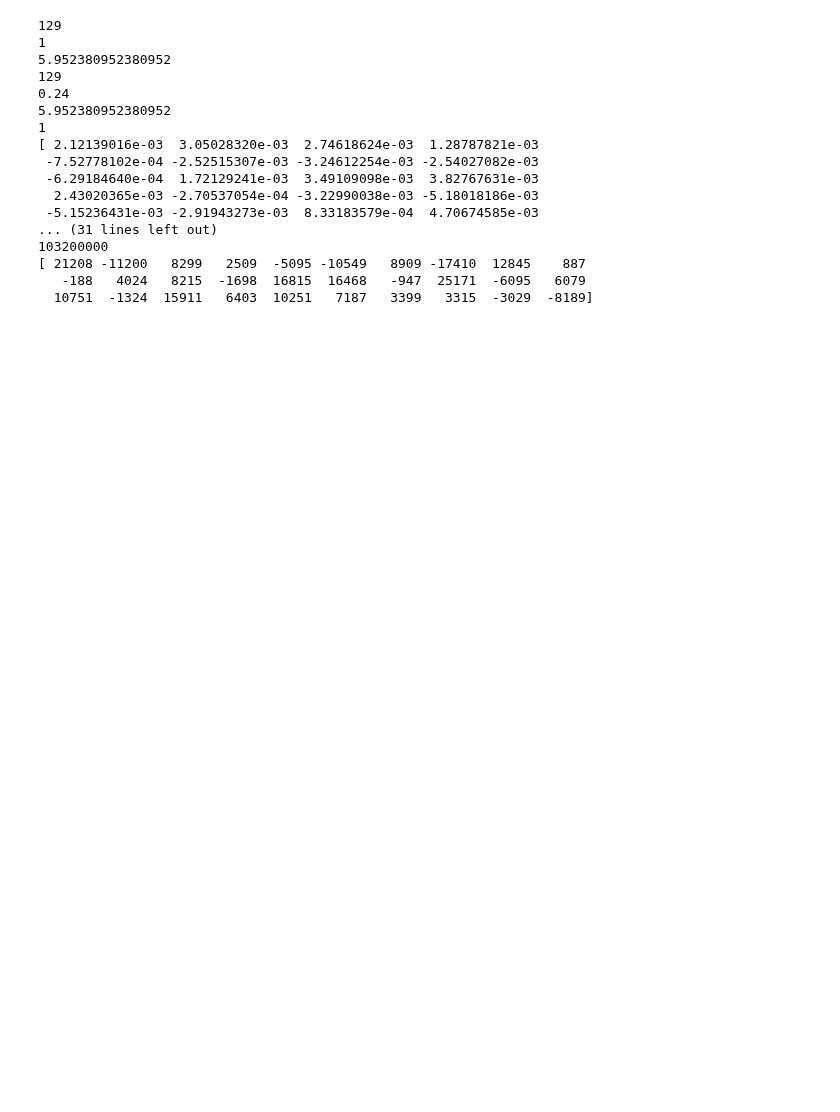
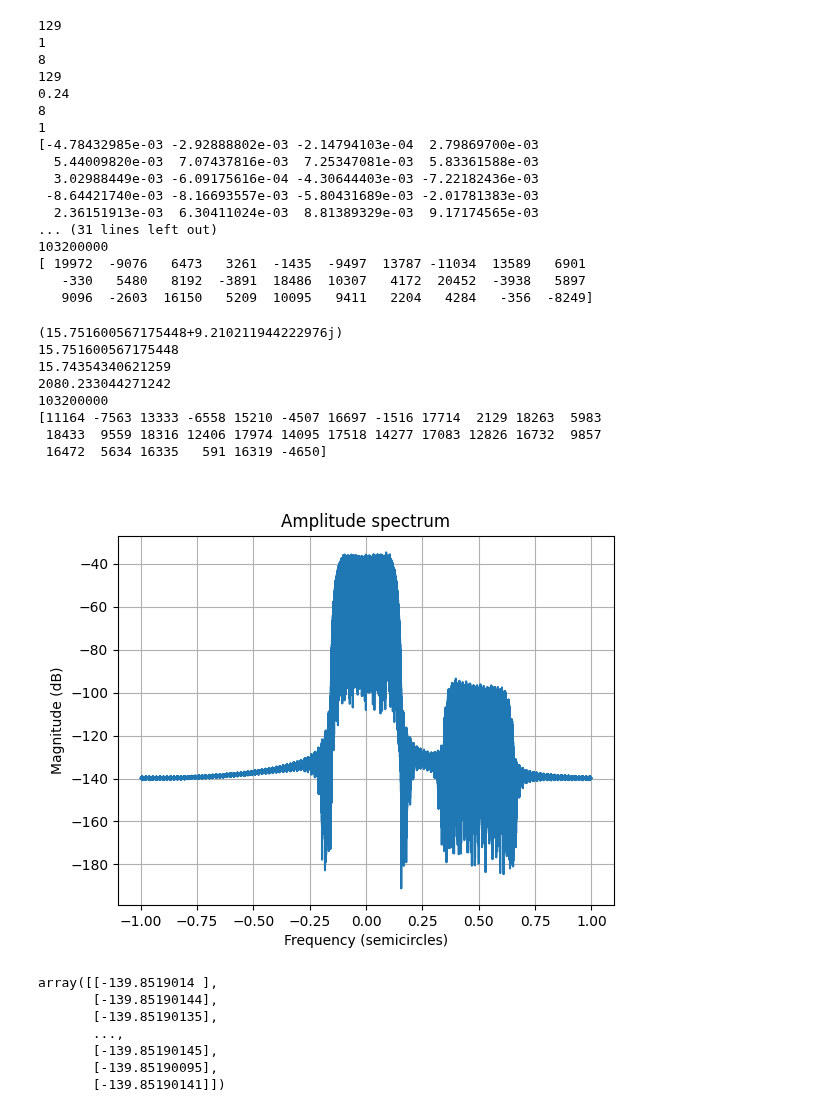
Before and after one commit to incredibleSaint/signal_processing, a Jupyter notebook: generate_cmplx_signal.ipynb, the cells around one changed output. Cells and saved outputs as stored; diff of their text form; code cells hidden in the pictures; blank space fills up the shorter version.

```diff
--- a/generate_cmplx_signal.ipynb
+++ b/generate_cmplx_signal.ipynb
@@ -321,23 +321,46 @@ qpsk_rrc = np.convolve(s_qpsk, s_rrc, 'same')
 mixed_qpsk = add_freq(qpsk_rrc, 0.5)
 mixed_qpsk = add_phase(mixed_qpsk, 0.3)
 two_sigs = mixed_qpsk + qpsk_rrc
-two_sigs = upscale_to_i16(two_sigs)
-save_cmplx_sig_to_int16(two_sigs, 'qpsk_rrc_int16_.bin')
+two_sigs_upsc = upscale_to_i16(two_sigs)
+save_cmplx_sig_to_int16(two_sigs_upsc, 'qpsk_rrc_int16_.bin')
 # %% [output]
 129
 1
-5.952380952380952
+8
 129
 0.24
-5.952380952380952
+8
 1
-[ 2.12139016e-03  3.05028320e-03  2.74618624e-03  1.28787821e-03
- -7.52778102e-04 -2.52515307e-03 -3.24612254e-03 -2.54027082e-03
- -6.29184640e-04  1.72129241e-03  3.49109098e-03  3.82767631e-03
-  2.43020365e-03 -2.70537054e-04 -3.22990038e-03 -5.18018186e-03
- -5.15236431e-03 -2.91943273e-03  8.33183579e-04  4.70674585e-03
+[-4.78432985e-03 -2.92888802e-03 -2.14794103e-04  2.79869700e-03
+  5.44009820e-03  7.07437816e-03  7.25347081e-03  5.83361588e-03
+  3.02988449e-03 -6.09175616e-04 -4.30644403e-03 -7.22182436e-03
+ -8.64421740e-03 -8.16693557e-03 -5.80431689e-03 -2.01781383e-03
+  2.36151913e-03  6.30411024e-03  8.81389329e-03  9.17174565e-03
 ... (31 lines left out)
 103200000
-[ 21208 -11200   8299   2509  -5095 -10549   8909 -17410  12845    887
-   -188   4024   8215  -1698  16815  16468   -947  25171  -6095   6079
-  10751  -1324  15911   6403  10251   7187   3399   3315  -3029  -8189]
+[ 19972  -9076   6473   3261  -1435  -9497  13787 -11034  13589   6901
+   -330   5480   8192  -3891  18486  10307   4172  20452  -3938   5897
+   9096  -2603  16150   5209  10095   9411   2204   4284   -356  -8249]
+# %%
+qpsk_rrc_rrc = np.convolve(two_sigs, s_rrc, 'same')
+two_sigs_upsc = upscale_to_i16(qpsk_rrc_rrc)
+save_cmplx_sig_to_int16(two_sigs_upsc, 'qpsk_rrc_rrc_int16_.bin')
+
+plot_spectrum(qpsk_rrc_rrc, 1)
+# %% [output]
+(15.751600567175448+9.210211944222976j)
+15.751600567175448
+15.74354340621259
+2080.233044271242
+103200000
+[11164 -7563 13333 -6558 15210 -4507 16697 -1516 17714  2129 18263  5983
+ 18433  9559 18316 12406 17974 14095 17518 14277 17083 12826 16732  9857
+ 16472  5634 16335   591 16319 -4650]
+[figure, added]
+array([[-139.8519014 ],
+       [-139.85190144],
+       [-139.85190135],
+       ...,
+       [-139.85190145],
+       [-139.85190095],
+       [-139.85190141]])
```
Also changed, not shown: parts of 6 cells of this notebook, 1 other file.
